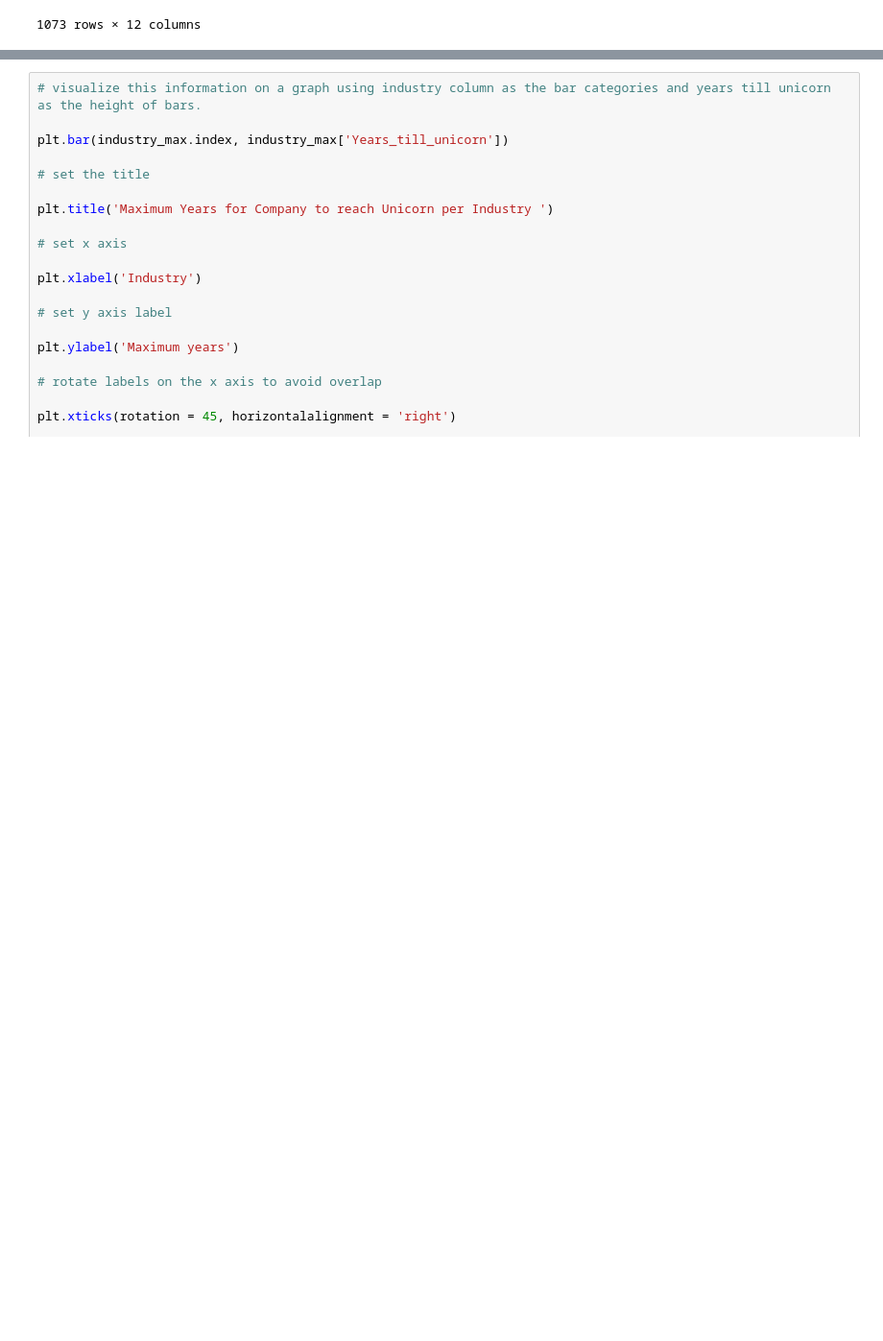
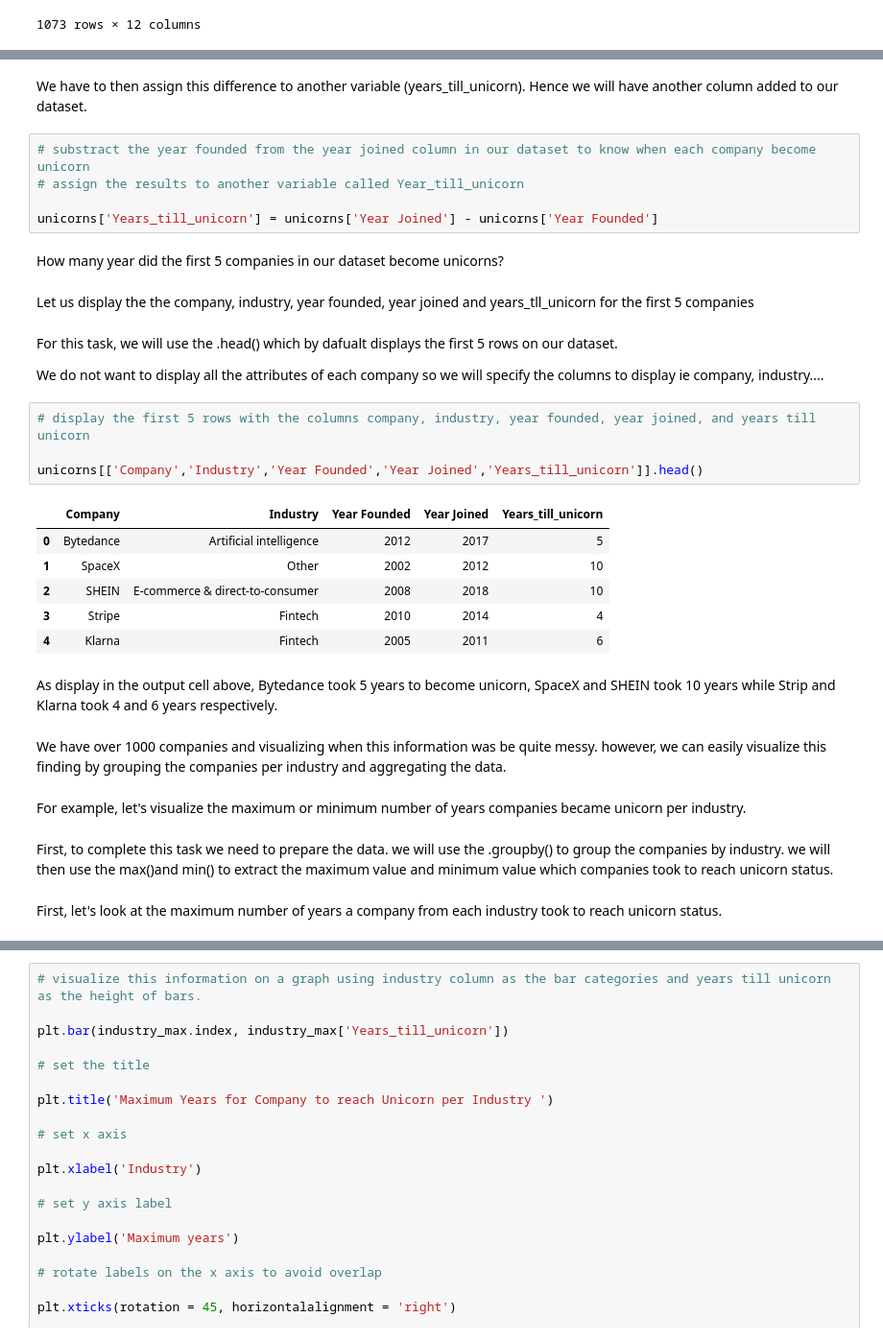
Before and after one commit to Ndong21/Data_Analysis_python_Unicorn_Companies-, a Jupyter notebook: Analysis/lab2.ipynb, the cells around one changed output, grey strips where cells are left out. Shown at 96% size. Cells and saved outputs as stored; diff of their text form; blank space fills up the shorter version.

```diff
--- a/Analysis/lab2.ipynb
+++ b/Analysis/lab2.ipynb
@@ -41 +51,37 @@ unicorns['Years_till_unicorn'] = unicorns['Year Joined'] - unicorns['Year Founde
+# %% [markdown]
+We have to then assign this difference to another variable (years_till_unicorn). Hence we will have another column added to our dataset.
+# %%
+# substract the year founded from the year joined column in our dataset to know when each company become unicorn
+# assign the results to another variable called Year_till_unicorn
+
+unicorns['Years_till_unicorn'] = unicorns['Year Joined'] - unicorns['Year Founded']
+# %% [markdown]
+How many year did the first 5 companies in our dataset become unicorns?
+# %% [markdown]
+Let us display the the company, industry, year founded, year joined and years_tll_unicorn for the first 5 companies
+# %% [markdown]
+For this task, we will use the .head() which by dafualt displays the first 5 rows on our dataset.
+
+We do not want to display all the attributes of each company so we will specify the columns to display ie company, industry....
+# %%
+# display the first 5 rows with the columns company, industry, year founded, year joined, and years till unicorn
+
+unicorns[['Company','Industry','Year Founded','Year Joined','Years_till_unicorn']].head()
+# %% [output]
+|  | Company | Industry | Year Founded | Year Joined | Years_till_unicorn |
+| 0 | Bytedance | Artificial intelligence | 2012 | 2017 | 5 |
+| 1 | SpaceX | Other | 2002 | 2012 | 10 |
+| 2 | SHEIN | E-commerce & direct-to-consumer | 2008 | 2018 | 10 |
+| 3 | Stripe | Fintech | 2010 | 2014 | 4 |
+| 4 | Klarna | Fintech | 2005 | 2011 | 6 |
+# %% [markdown]
+As display in the output cell above, Bytedance took 5 years to become unicorn, SpaceX and SHEIN took 10 years while Strip and Klarna took 4 and 6 years respectively.
+# %% [markdown]
+We have over 1000 companies and visualizing when this information was be quite messy. however, we can easily visualize this finding by grouping the companies per industry and aggregating the data.
+# %% [markdown]
+For example, let's visualize the maximum or minimum number of years companies became unicorn per industry.
+# %% [markdown]
+First, to complete this task we need to prepare the data. we will use the .groupby() to group the companies by industry. we will then use the max()and min() to extract the maximum value and minimum value which companies took to reach unicorn status.
+# %% [markdown]
+First, let's look at the maximum number of years a company from each industry took to reach unicorn status.
 # %%
```
Also changed, not shown: parts of 58 cells of this notebook.
